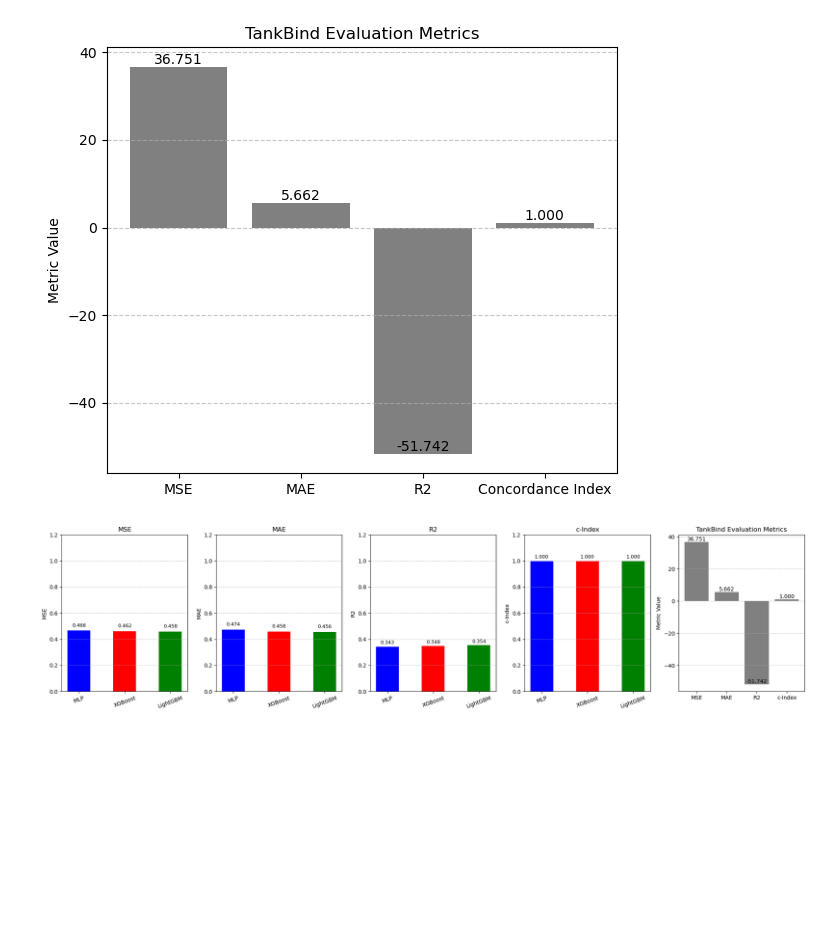
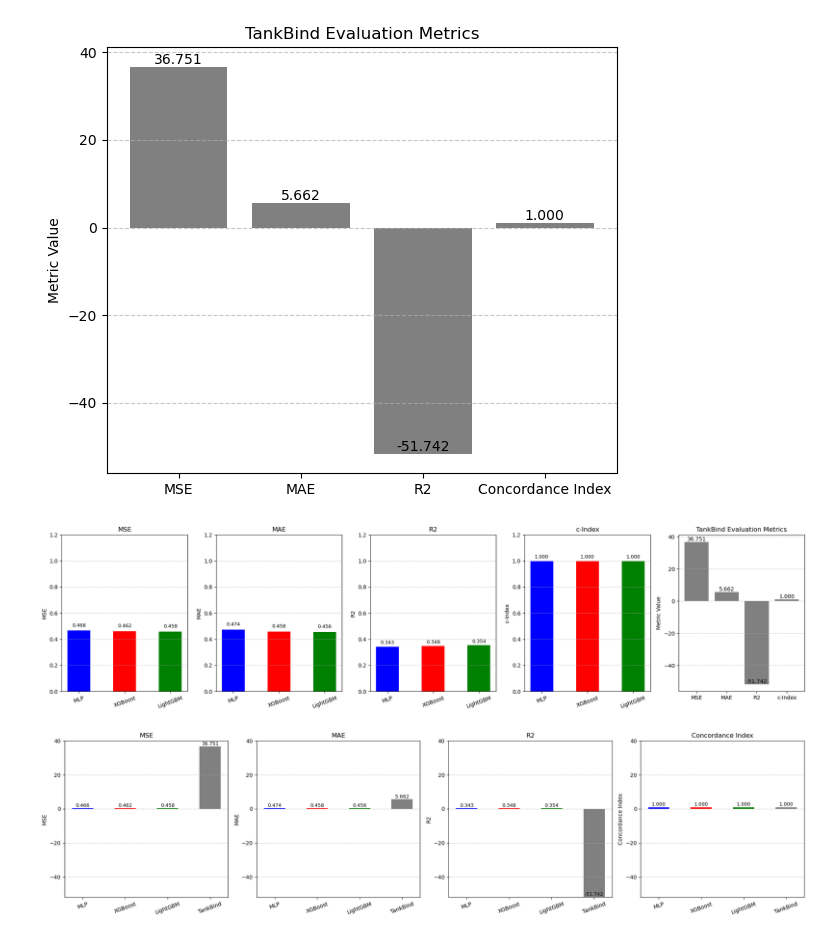
Before and after one commit to hernlerAnja/Structure-Aware-DTA, a Jupyter notebook: new_model_training.ipynb, the cells around one changed output. Drawn from its saved outputs; the diff is of its cells as text; code cells hidden in the pictures; blank space fills up the shorter version.

Commit message:
plot adjustments

```diff
--- a/new_model_training.ipynb
+++ b/new_model_training.ipynb
@@ -614,7 +614,8 @@ def plot_model_metrics(model_names, metrics, bar_colors=None, ylim=(0, 1.2)):
         ax.set_ylabel(metric_names[i])
         ax.set_xticklabels(model_names, rotation=20)
         ax.grid(axis='y', linestyle='--', alpha=0.7)
-        ax.set_ylim(*ylim)
+        if ylim:
+            ax.set_ylim(*ylim)
 
         # Add value labels
         for bar, value in zip(bars, metrics[i]):
@@ -740,30 +741,42 @@ for i, ax in enumerate(axs):
     if i == 4:
         bars = ax.bar(metric_names, tank_metrics, color=['gray', 'gray', 'gray', 'gray'])
         ax.set_title('TankBind Evaluation Metrics')
         ax.set_ylabel('Metric Value')
         ax.grid(axis='y', linestyle='--', alpha=0.7)
 
         for bar, value in zip(bars, tank_metrics):
             height = bar.get_height()
             ax.text(bar.get_x() + bar.get_width()/2, height + 0.01, f'{value:.3f}', ha='center', va='bottom', fontsize=10)
 
     else:
         bars = ax.bar(model_names, metrics[i], color=bar_colors, width=0.5)
         ax.set_title(metric_names[i])
         ax.set_ylabel(metric_names[i])
         ax.set_xticklabels(model_names, rotation=20)
         ax.grid(axis='y', linestyle='--', alpha=0.7)
         ax.set_ylim(0, 1.2)
 
         # Add value labels
         for bar, value in zip(bars, metrics[i]):
             height = bar.get_height()
             if metric_names[i] in ['MSE', 'MAE']:
                 ax.text(bar.get_x() + bar.get_width()/2, height + 0.02, f'{value:.3f}', ha='center', va='bottom', fontsize=9)
             else:
                 ax.text(bar.get_x() + bar.get_width()/2, height + 0.01, f'{value:.3f}', ha='center', va='bottom', fontsize=9)
 
 plt.tight_layout()
 plt.show()
+
+model_names_t, mse_vals_t, mae_vals_t, r2_vals_t, cidx_vals_t = model_names.copy(), mse_values.copy(), mae_values.copy(), r2_values.copy(), cidx_values.copy()
+model_names_t.append('TankBind')
+mse_vals_t.append(tank_metrics[0])
+mae_vals_t.append(tank_metrics[1])
+r2_vals_t.append(tank_metrics[2])
+cidx_vals_t.append(tank_metrics[3])
+
+metrics_t = [mse_vals_t, mae_vals_t, r2_vals_t, cidx_vals_t]
+
+plot_model_metrics(model_names_t, metrics_t, bar_colors=['blue', 'red', 'green', 'gray'], ylim=(-52, 40))
 # %% [output]
 [figure]
+[figure, added]
```
Also changed, not shown: 2 other files.
